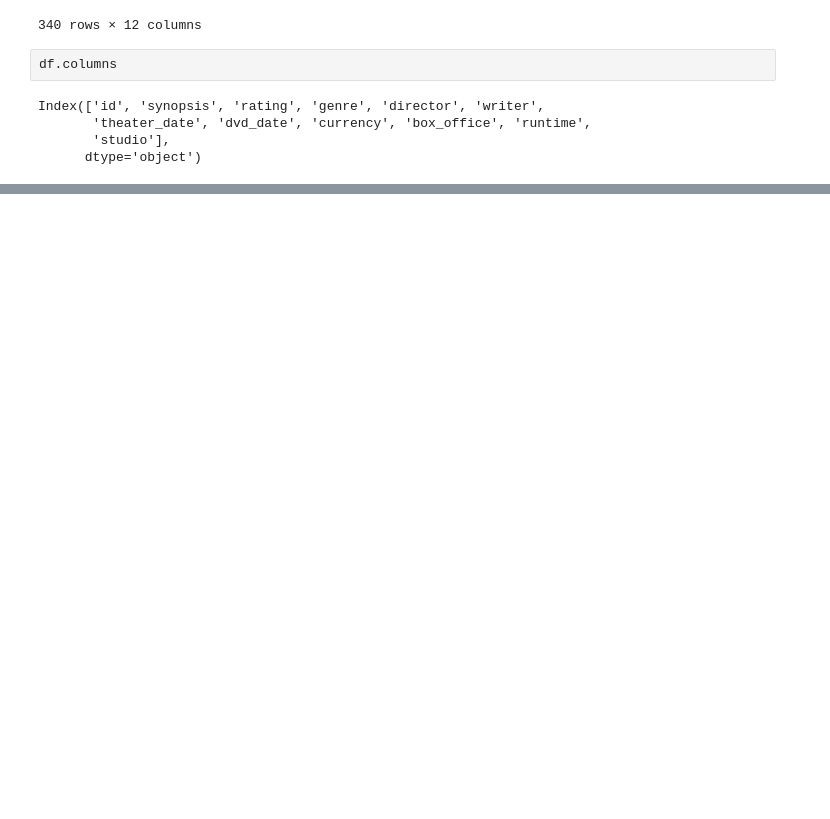
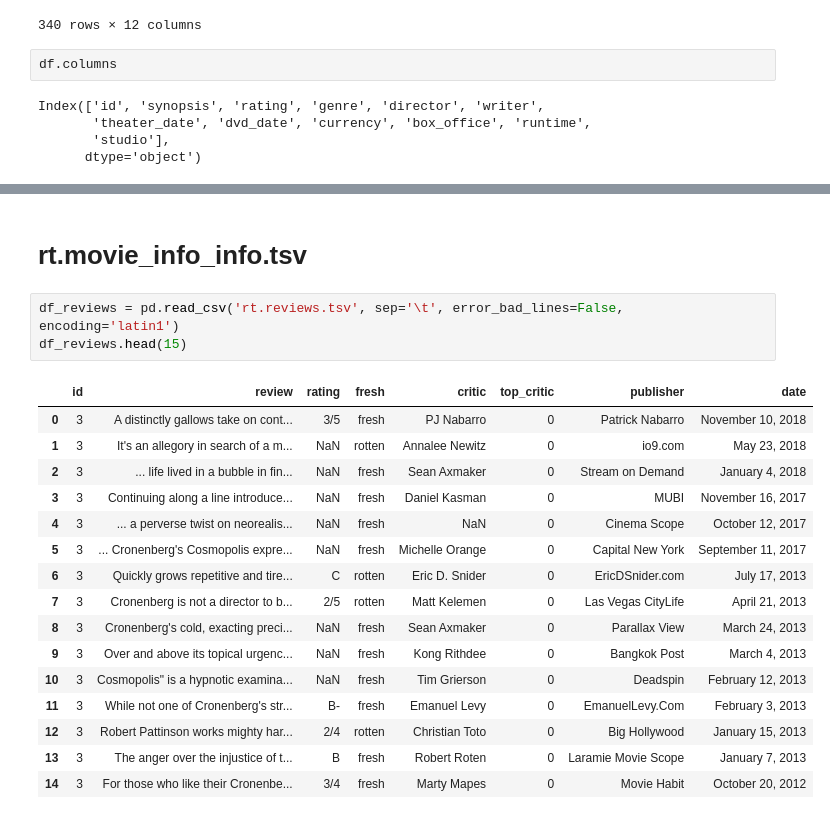
Before and after one commit to drrausch/Creating_Successful_Video_Content, a Jupyter notebook: student.ipynb, the cells around one changed output, grey strips where cells are left out. Saved outputs shown, nothing was run; the diff lists cells and outputs as text; blank space fills up the shorter version.

```diff
--- a/student.ipynb
+++ b/student.ipynb
@@ -91,0 +114,22 @@ Index(['id', 'synopsis', 'rating', 'genre', 'director', 'writer',
+# %% [markdown]
+# rt.movie_info_info.tsv
+# %%
+df_reviews = pd.read_csv('rt.reviews.tsv', sep='\t', error_bad_lines=False, encoding='latin1')
+df_reviews.head(15)
+# %% [output]
+|  | id | review | rating | fresh | critic | top_critic | publisher | date |
+| 0 | 3 | A distinctly gallows take on cont... | 3/5 | fresh | PJ Nabarro | 0 | Patrick Nabarro | November 10, 2018 |
+| 1 | 3 | It's an allegory in search of a m... | NaN | rotten | Annalee Newitz | 0 | io9.com | May 23, 2018 |
+| 2 | 3 | ... life lived in a bubble in fin... | NaN | fresh | Sean Axmaker | 0 | Stream on Demand | January 4, 2018 |
+| 3 | 3 | Continuing along a line introduce... | NaN | fresh | Daniel Kasman | 0 | MUBI | November 16, 2017 |
+| 4 | 3 | ... a perverse twist on neorealis... | NaN | fresh | NaN | 0 | Cinema Scope | October 12, 2017 |
+| 5 | 3 | ... Cronenberg's Cosmopolis expre... | NaN | fresh | Michelle Orange | 0 | Capital New York | September 11, 2017 |
+| 6 | 3 | Quickly grows repetitive and tire... | C | rotten | Eric D. Snider | 0 | EricDSnider.com | July 17, 2013 |
+| 7 | 3 | Cronenberg is not a director to b... | 2/5 | rotten | Matt Kelemen | 0 | Las Vegas CityLife | April 21, 2013 |
+| 8 | 3 | Cronenberg's cold, exacting preci... | NaN | fresh | Sean Axmaker | 0 | Parallax View | March 24, 2013 |
+| 9 | 3 | Over and above its topical urgenc... | NaN | fresh | Kong Rithdee | 0 | Bangkok Post | March 4, 2013 |
+| 10 | 3 | Cosmopolis" is a hypnotic examina... | NaN | fresh | Tim Grierson | 0 | Deadspin | February 12, 2013 |
+| 11 | 3 | While not one of Cronenberg's str... | B- | fresh | Emanuel Levy | 0 | EmanuelLevy.Com | February 3, 2013 |
+| 12 | 3 | Robert Pattinson works mighty har... | 2/4 | rotten | Christian Toto | 0 | Big Hollywood | January 15, 2013 |
+| 13 | 3 | The anger over the injustice of t... | B | fresh | Robert Roten | 0 | Laramie Movie Scope | January 7, 2013 |
+| 14 | 3 | For those who like their Cronenbe... | 3/4 | fresh | Marty Mapes | 0 | Movie Habit | October 20, 2012 |
```
Also changed, not shown: parts of 10 cells of this notebook.
